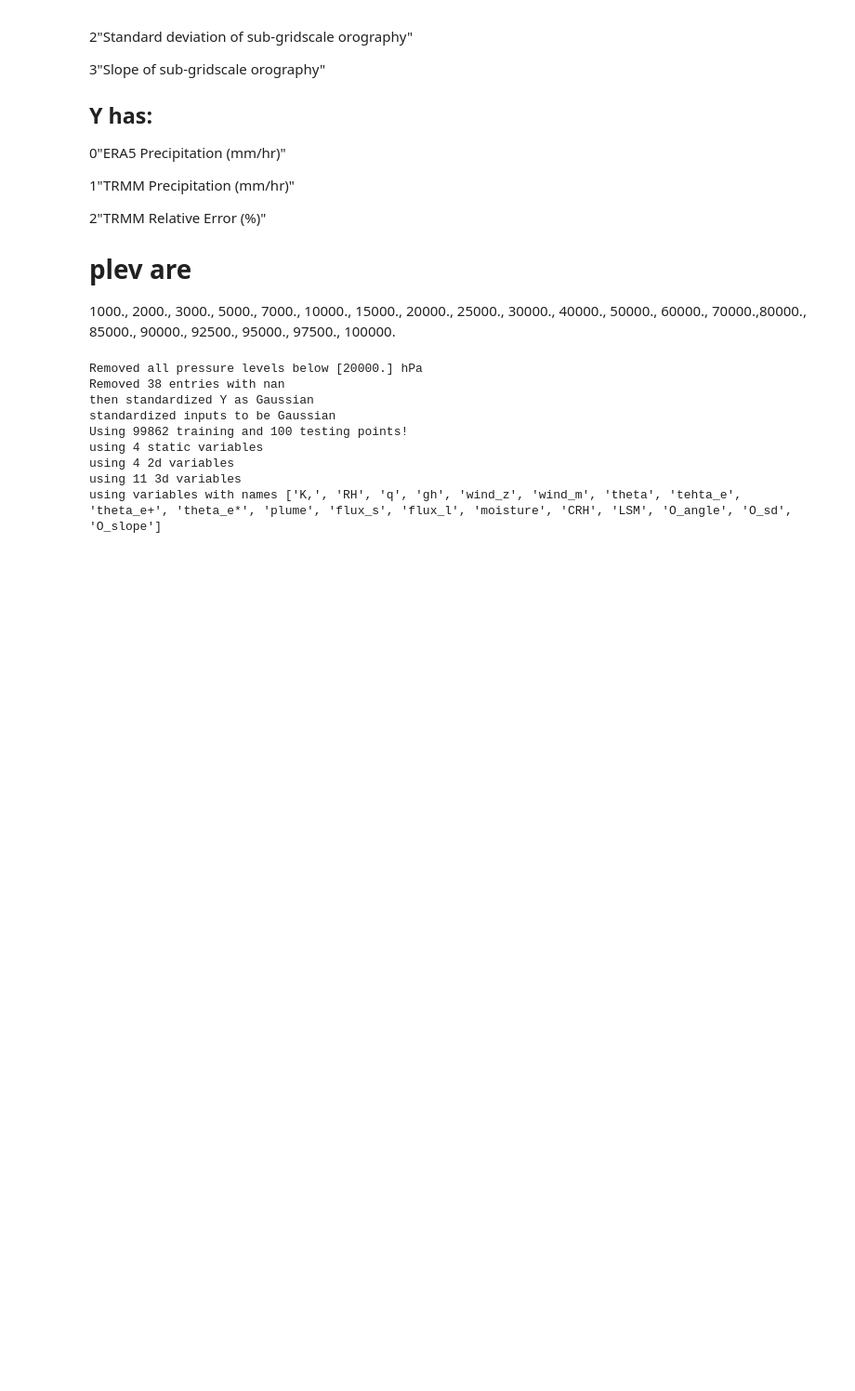
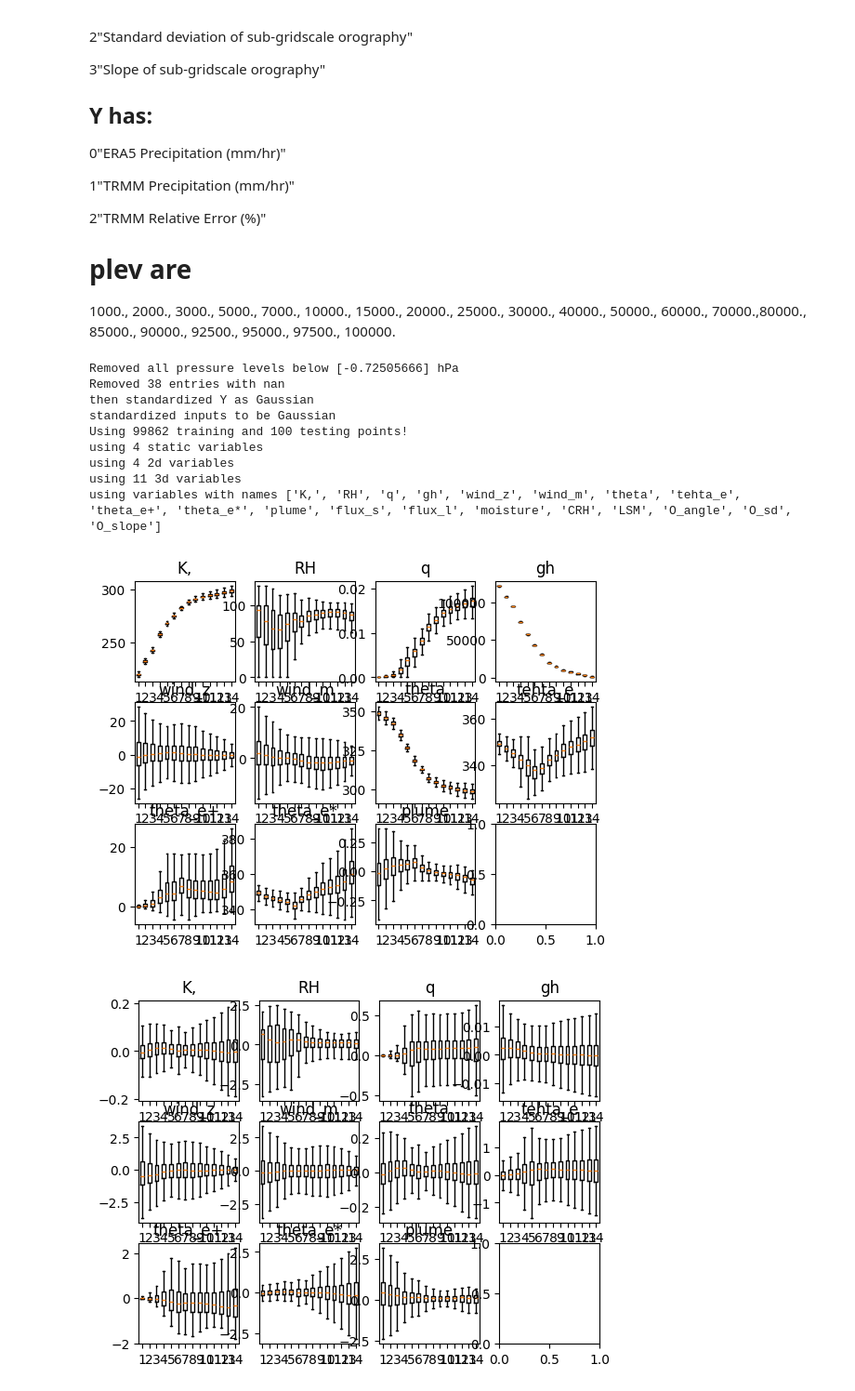
Before and after one commit to JaxGaussianProcesses/GPJax, a Jupyter notebook: Play.ipynb, the cells around one changed output. Shown at 93% size. Cells and saved outputs as stored; diff of their text form; code cells hidden in the pictures; blank space fills up the shorter version.

```diff
--- a/Play.ipynb
+++ b/Play.ipynb
@@ -105,18 +105,22 @@ from gpjax.variational_families import CustomVariationalGaussian
 20000.,  25000.,  30000.,  40000.,  50000.,  60000.,  70000.,80000.,  85000.,  90000.,  92500.,  95000.,  97500., 100000.
 # %%
 # load data
-X2d = jnp.array(jnp.load("../data/ERA/NPY_DATA/X2d_sample.npy"), dtype=jnp.float64) # [N, D]
-X3d = jnp.array(jnp.load("../data/ERA/NPY_DATA/X3d_sample.npy"), dtype=jnp.float64) # [N, D]
-Xstatic = jnp.array(jnp.load("../data/ERA/NPY_DATA/XStatic_sample.npy"), dtype=jnp.float64) # [N, D]
-Y = jnp.array(jnp.load("../data/ERA/NPY_DATA/Y_sample.npy"), dtype=jnp.float64) # [N, 1]
+X2d_raw = jnp.array(jnp.load("../data/ERA/NPY_DATA/X2d_sample.npy"), dtype=jnp.float64) # [N, D]
+X3d_raw = jnp.array(jnp.load("../data/ERA/NPY_DATA/X3d_sample.npy"), dtype=jnp.float64) # [N, D]
+Xstatic_raw = jnp.array(jnp.load("../data/ERA/NPY_DATA/XStatic_sample.npy"), dtype=jnp.float64) # [N, D]
+Y_raw = jnp.array(jnp.load("../data/ERA/NPY_DATA/Y_sample.npy"), dtype=jnp.float64) # [N, 1]
 pressure = jnp.array([[1000,2000,3000,5000,7000,10000,15000,20000,25000,30000,40000,50000,60000,70000,80000, 85000,90000,92500,95000,97500,100000]], dtype=jnp.float64)
+pressure_mean = jnp.mean(pressure)
+pressure_std = jnp.std(pressure)
+pressure = (pressure - pressure_mean) / pressure_std
+
 
 
 # random shuffle
-X2d = jr.permutation(key, X2d)
-X3d = jr.permutation(key, X3d)
-Xstatic = jr.permutation(key, Xstatic)
-Y = jr.permutation(key, Y)
+X2d = jr.permutation(key, X2d_raw)
+X3d = jr.permutation(key, X3d_raw)
+Xstatic = jr.permutation(key, Xstatic_raw)
+Y = jr.permutation(key, Y_raw)
 
 # look at ERA5 rain
 Y = Y[:,0:1]
@@ -193,9 +197,10 @@ Y = (Y - Y_mean) / Y_std
 
 #standardize inputs
 print("standardized inputs to be Gaussian")
-X3d_std = jnp.std(X3d, axis=(0))
+X3d_std = jnp.std(X3d, axis=(0,2))
 X3d_mean = jnp.mean(X3d,axis=(0))
-X3d = (X3d - X3d_mean[None,:,:]) / X3d_std[None,:,:]
+X3d_before_standardization = X3d
+X3d = (X3d - X3d_mean[None,:,:]) / X3d_std[None,:,None]
 X2d_std = jnp.std(X2d, axis=0)
 X2d_mean = jnp.mean(X2d,axis=0)
 X2d = (X2d - X2d_mean) / X2d_std
@@ -234,7 +239,7 @@ print(f"using {num_3d_variables} 3d variables")
 names = names_3d + names_2d + names_static
 print(f"using variables with names {names}")
 # %% [output]
-Removed all pressure levels below [20000.] hPa
+Removed all pressure levels below [-0.72505666] hPa
 Removed 38 entries with nan
 then standardized Y as Gaussian
 standardized inputs to be Gaussian
@@ -243,6 +248,22 @@ using 4 static variables
 using 4 2d variables
 using 11 3d variables
 using variables with names ['K,', 'RH', 'q', 'gh', 'wind_z', 'wind_m', 'theta', 'tehta_e', 'theta_e+', 'theta_e*', 'plume', 'flux_s', 'flux_l', 'moisture', 'CRH', 'LSM', 'O_angle', 'O_sd', 'O_slope']
+# %%
+for data in [X3d_before_standardization, X3d]:
+    fig, ax = plt.subplots(nrows=3, ncols=4)
+    i,j=0,0
+    for row in ax:
+        for col in row:
+            col.boxplot(data[:,i,:].T, showfliers=False);
+            col.set_title(names_3d[i])
+            i+=1
+            if i==data.shape[1]:
+                break
+        if i==data.shape[1]:
+            break
+# %% [output]
+[figure, added]
+[figure, added]
 # %%
 def plot_params(model, title=""):
     if isinstance(model, gpx.variational_families.AbstractVariationalFamily):
```
Also changed, not shown: parts of 7 cells of this notebook, 2 other files.
